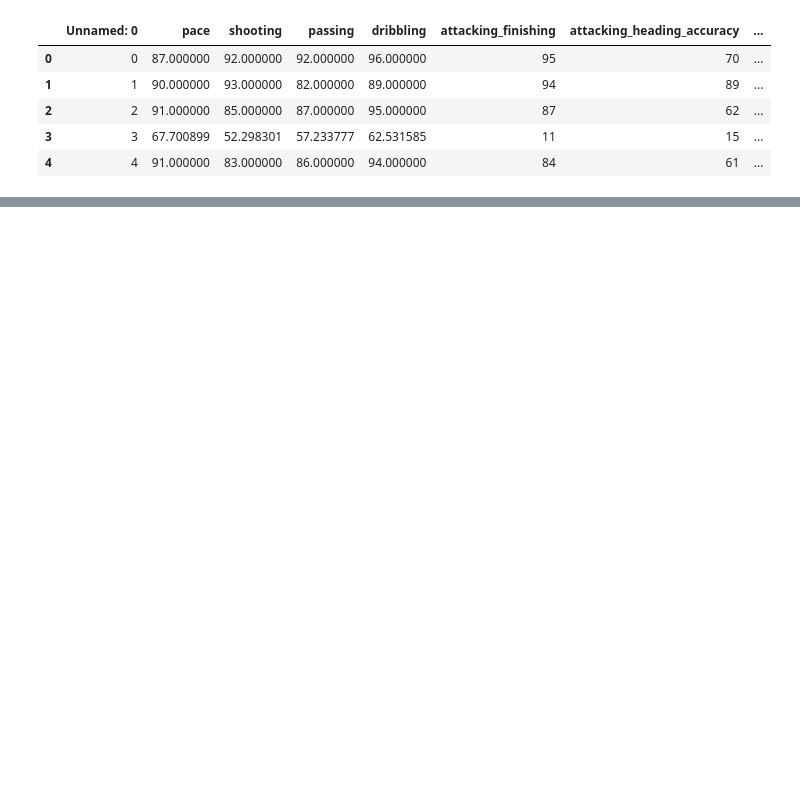
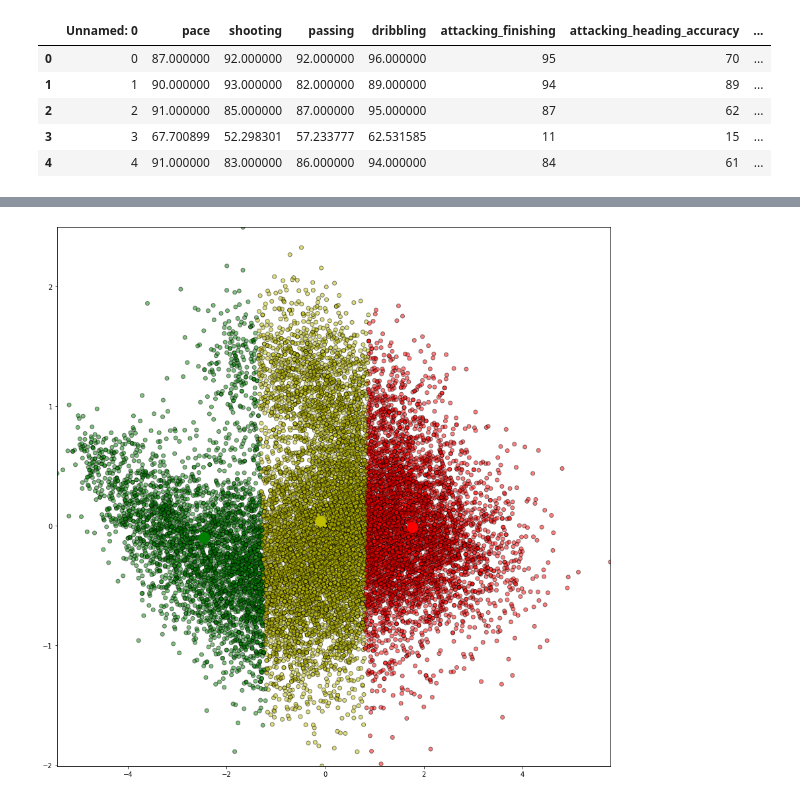
Before and after one commit to krisnagita/finalproject-machinelearning, a Jupyter notebook: tubes2.ipynb, the cells around one changed output, grey strips where cells are left out. Saved outputs shown, nothing was run; the diff lists cells and outputs as text; code cells hidden in the pictures; blank space fills up the shorter version.

```diff
--- a/tubes2.ipynb
+++ b/tubes2.ipynb
@@ -33,0 +155,33 @@ sns.heatmap(corr,annot=True)
+# %%
+def choosingNeigh(pca, c):
+
+    #Calculate The Distance
+    for i in c.keys():
+        #sqrt((x1 - x2)^2 - (y1 - y2)^2)
+        pca_data['distance_{}'.format(i)] = (
+            np.sqrt(
+                (pca_data['principal_1'] - c[i][0]) ** 2
+                + (pca_data['principal_2'] - c[i][1]) ** 2
+            )
+        )
+    #Making new column and assign it with distance and color base on centroid
+    centroid_distance = ['distance_{}'.format(i) for i in c.keys()]
+    pca_data['Nearest'] = pca_data.loc[:, centroid_distance].idxmin(axis=1)
+    pca_data['Nearest'] = pca_data['Nearest'].map(lambda x: int(x.lstrip('distance_')))
+    pca_data['color'] = pca_data['Nearest'].map(lambda x: colmap[x])
+    return pca_data
+
+pca_data = choosingNeigh(pca_data, c)
+
+#Plotting Data
+fig = plt.figure(figsize=(15, 15))
+plt.scatter(pca_data['principal_1'], pca_data['principal_2'], color = pca_data['color'], alpha=0.5, edgecolor='k')
+
+#Plotting Centroid
+for i in c.keys():
+    plt.scatter(*c[i], color=colmap[i], marker='o' , s=250)
+plt.xlim(min1, max1)
+plt.ylim(min2, max2)
+plt.show()
+# %% [output]
+[figure, added]
```
Also changed, not shown: parts of 22 cells of this notebook.
